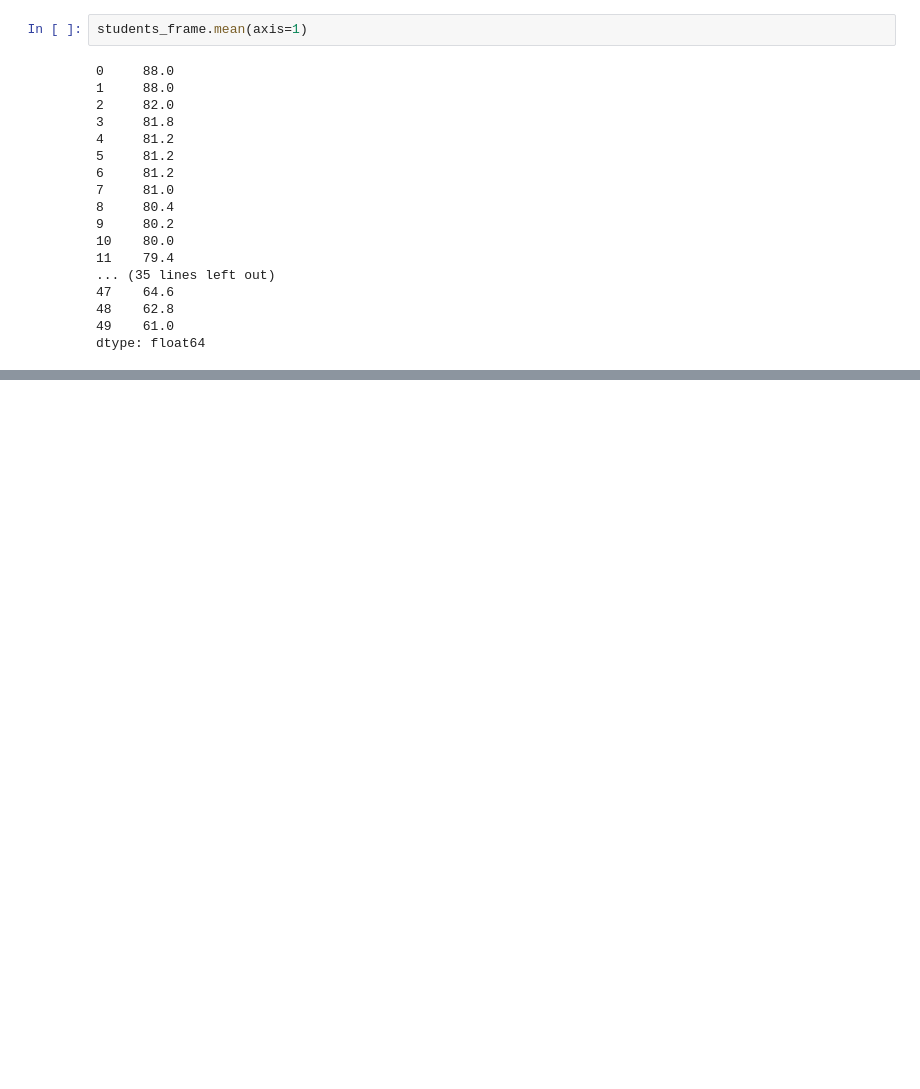
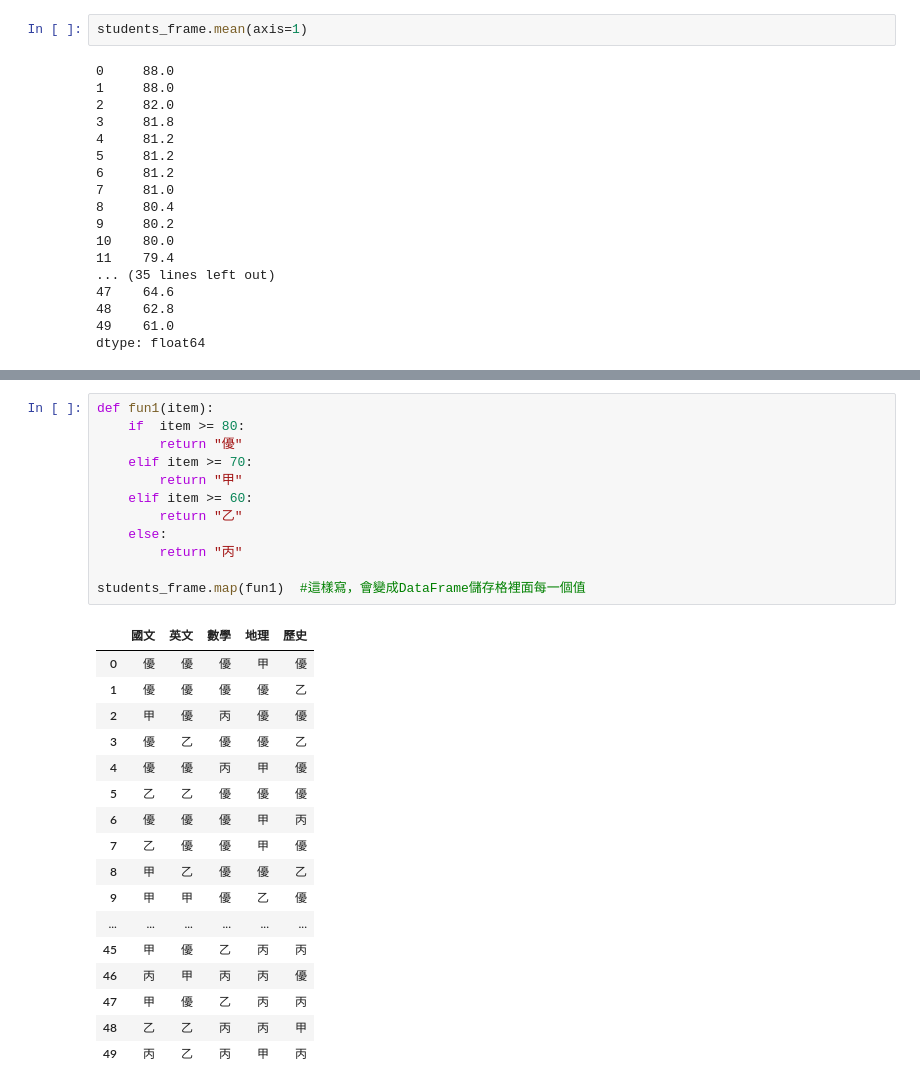
Before and after one commit to Lainie888/2023_07_27, a Jupyter notebook: lesson20_1.ipynb, the cells around one changed output, grey strips where cells are left out. Saved outputs shown, nothing was run; the diff lists cells and outputs as text; blank space fills up the shorter version.

```diff
--- a/lesson20_1.ipynb
+++ b/lesson20_1.ipynb
@@ -70,0 +194,30 @@ dtype: float64
+# %%
+def fun1(item):
+    if  item >= 80:
+        return "優"
+    elif item >= 70:
+        return "甲"
+    elif item >= 60:
+        return "乙"
+    else:
+        return "丙"
+
+students_frame.map(fun1)  #這樣寫，會變成DataFrame儲存格裡面每一個值
+# %% [output]
+|  | 國文 | 英文 | 數學 | 地理 | 歷史 |
+| 0 | 優 | 優 | 優 | 甲 | 優 |
+| 1 | 優 | 優 | 優 | 優 | 乙 |
+| 2 | 甲 | 優 | 丙 | 優 | 優 |
+| 3 | 優 | 乙 | 優 | 優 | 乙 |
+| 4 | 優 | 優 | 丙 | 甲 | 優 |
+| 5 | 乙 | 乙 | 優 | 優 | 優 |
+| 6 | 優 | 優 | 優 | 甲 | 丙 |
+| 7 | 乙 | 優 | 優 | 甲 | 優 |
+| 8 | 甲 | 乙 | 優 | 優 | 乙 |
+| 9 | 甲 | 甲 | 優 | 乙 | 優 |
+| ... | ... | ... | ... | ... | ... |
+| 45 | 甲 | 優 | 乙 | 丙 | 丙 |
+| 46 | 丙 | 甲 | 丙 | 丙 | 優 |
+| 47 | 甲 | 優 | 乙 | 丙 | 丙 |
+| 48 | 乙 | 乙 | 丙 | 丙 | 甲 |
+| 49 | 丙 | 乙 | 丙 | 甲 | 丙 |
```
Also changed, not shown: parts of 8 cells of this notebook, 2 other files.
